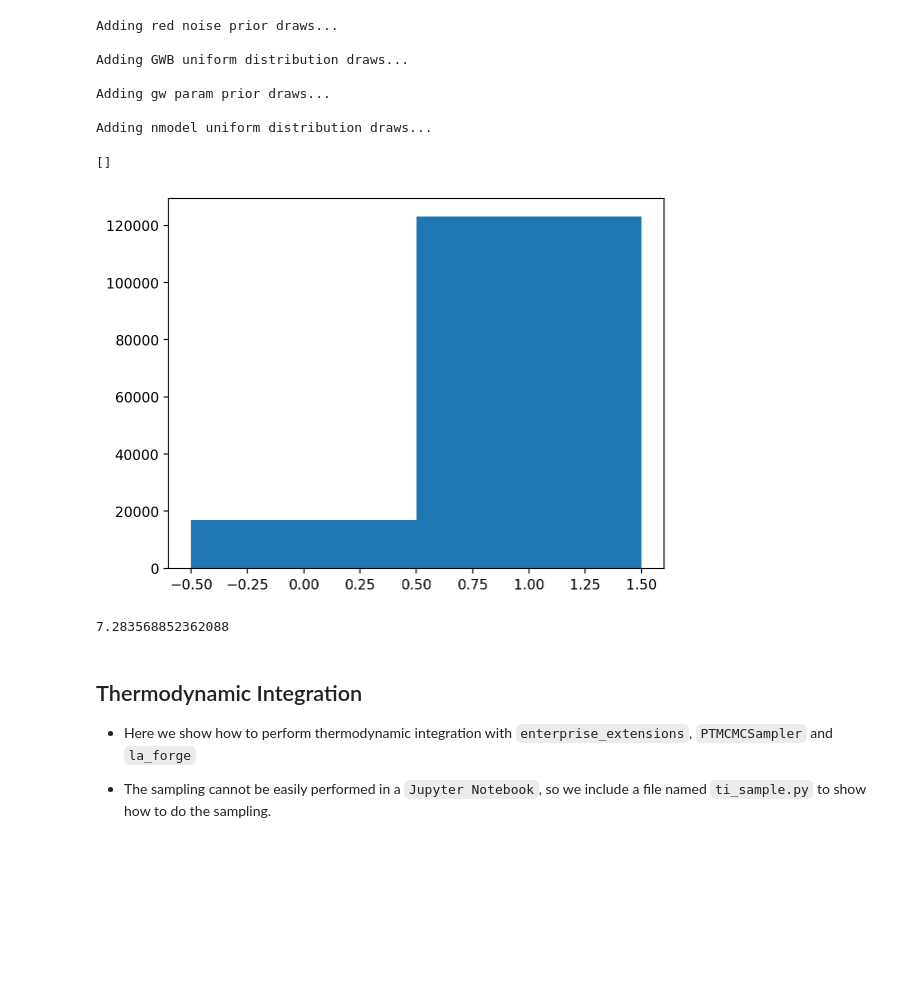
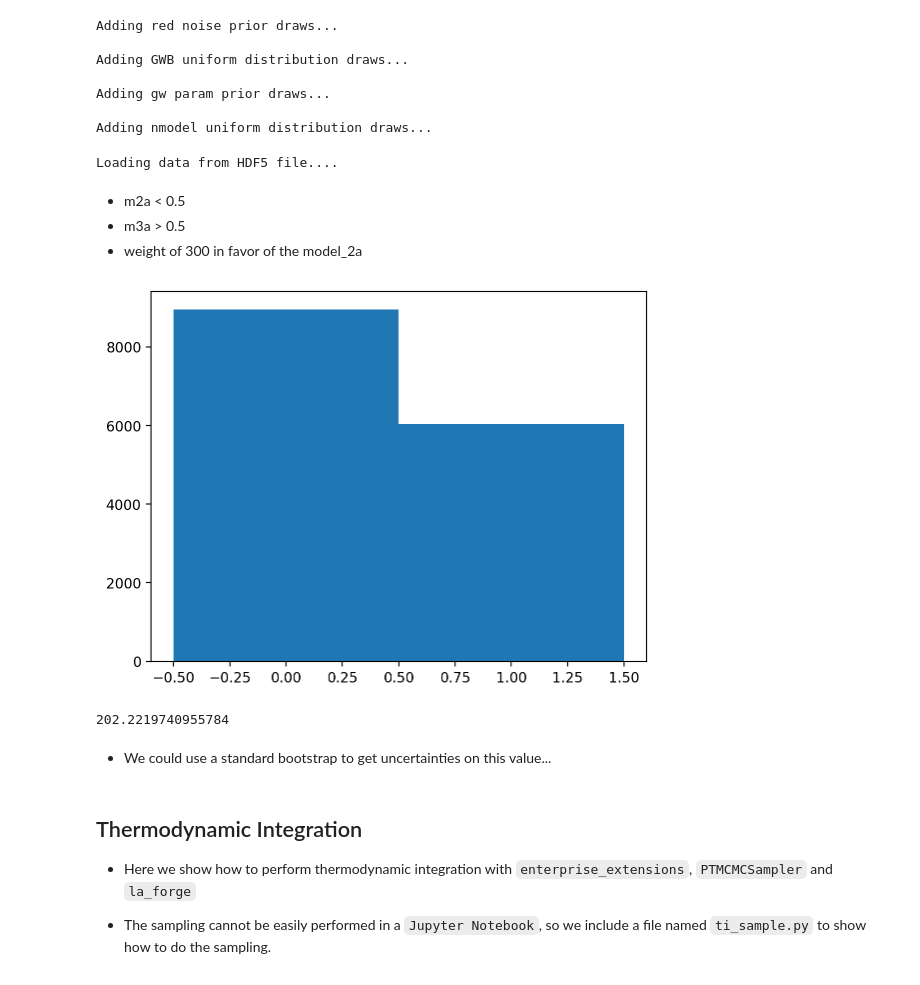
Before and after one commit to nanograv/15yr_stochastic_analysis, a Jupyter notebook: tutorials/model_selection.ipynb, the cells around one changed output. Saved outputs shown, nothing was run; the diff lists cells and outputs as text; code cells hidden in the pictures; blank space fills up the shorter version.

```diff
--- a/tutorials/model_selection.ipynb
+++ b/tutorials/model_selection.ipynb
@@ -121,10 +119,12 @@ c1 = core.Core('/Users/aaron/Documents/GitHub/15yr_stochastic_analysis/tutorials
+# %%
+c1 = core.Core(corepath='./presampled_cores/m2a_m3a.core')
+# %% [output]
+Loading data from HDF5 file....
+# %% [markdown]
+* m2a < 0.5
+* m3a > 0.5
+* weight of 300 in favor of the model_2a
 # %%
 res = plt.hist(c1.get_param('nmodel'), bins=2)
-plt.plot()
 # %% [output]
-[]
-[figure, old version]
+[figure, new version]
-# %%
-(res[0][1] / res[0][0])
-# %% [output]
-7.283568852362088
@@ -131,3 +134,9 @@ plt.plot()
+# %%
+m3a_samples / m2a_samples * 300
+# %% [output]
+202.2219740955784
+# %% [markdown]
+* We could use a standard bootstrap to get uncertainties on this value...
 # %% [markdown]
 ## Thermodynamic Integration
 
```
Also changed, not shown: parts of 3 cells of this notebook, 1 other file.
